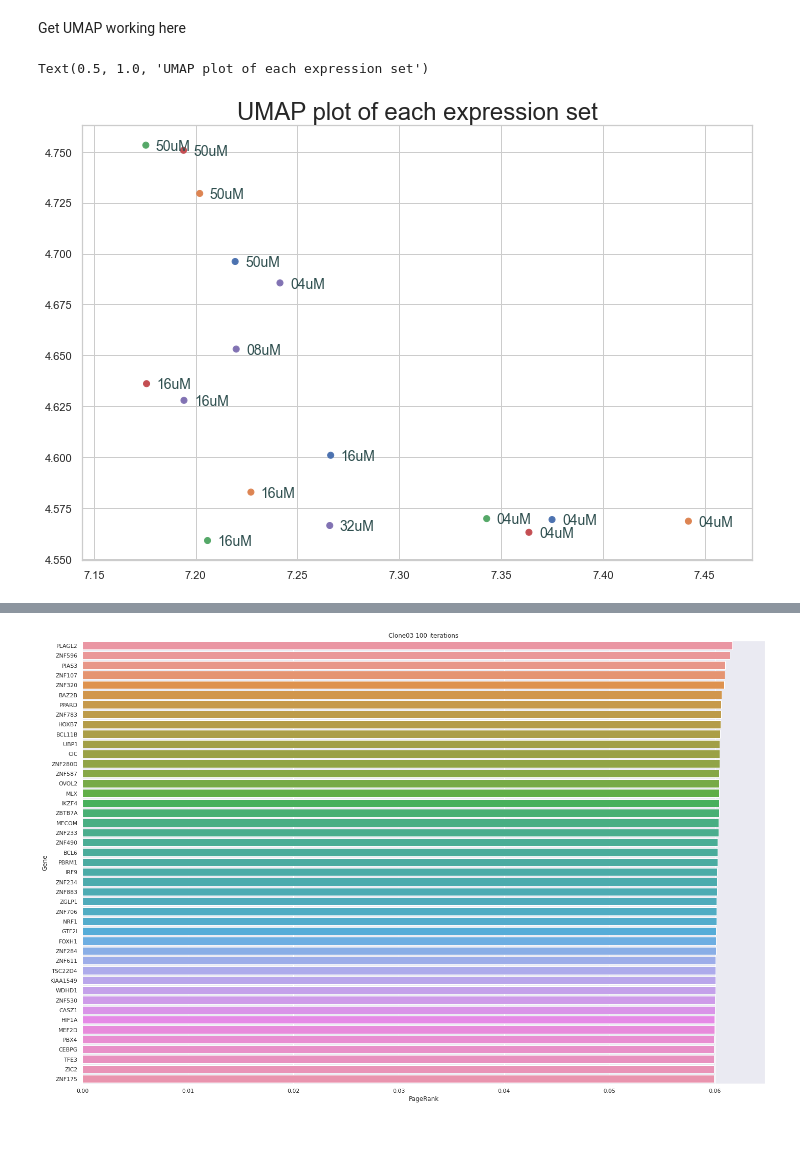
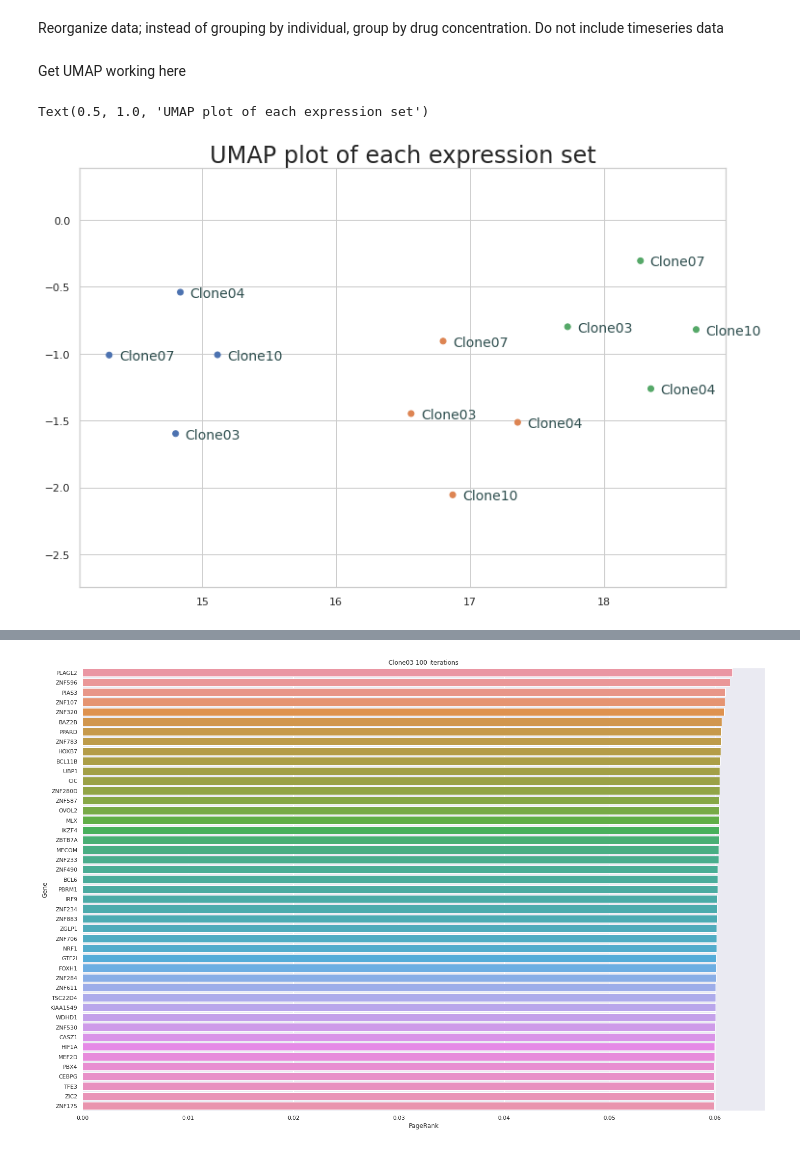
Before and after one commit to jvspruance/STAMPScreen, a Jupyter notebook: grn_centrality/grn_centrality.ipynb, the cells around one changed output, grey strips where cells are left out. Saved outputs shown, nothing was run; the diff lists cells and outputs as text; code cells hidden in the pictures.

Commit message:
finished dataprocessing by drug concenration

```diff
--- a/grn_centrality/grn_centrality.ipynb
+++ b/grn_centrality/grn_centrality.ipynb
@@ -69,6 +70,8 @@ all_data = all_data.T
 # Make gene names into column names and remove from matrix
 all_data.columns = all_data.iloc[0]
 all_data = all_data.drop(['Gene'])
+# Remove timeseries data from all_data
+all_data = all_data.drop([x for x in list(all_data.index.values) if (len(x.split('_')) < 3)])
 
 # Add factors to dataframe
 rows = list(all_data.index)
@@ -78,6 +81,5 @@ all_data_umap = all_data.copy()
 all_data_umap.insert(0, 'Sample Type', rowtypes, True)
 all_data_umap.insert(1, 'Doses', doses, True)
 
-
-# print(all_data.head)
-# print(all_data_umap.head)
+#print(all_data.head)
+print(all_data_umap.head)
@@ -84,9 +104,31 @@ all_data_umap.insert(1, 'Doses', doses, True)
+# %%
+doses = [x.split('_')[2] if (len(x.split('_')) > 2) else x.split('_')[1] for x in rows]
+samples = [x.split('_')[1] if (len(x.split('_')) > 2) else x.split('_')[1] for x in rows]
+# %% [markdown]
+Reorganize data; instead of grouping by individual, group by drug concentration. Do not include timeseries data
+# %%
+new_data_df = []
+dose_names = []
+newtflist = []
+for dose in list(set(doses)):
+    x = all_data_umap.loc[all_data_umap['Doses']== dose].T
+    x = x.drop(['Sample Type', 'Doses'])
+    new_data_df.append(x)
+    dose_names.append(dose)
+
+# RESUME HERE--GET LIST OF TFS BASED ON DOSE INSTEAD OF INIVIDUAL
+new_onlytfs_df = []
+for i in new_data_df:
+    x = i[i.index.isin(tfs)]
+    x = x.drop(['ZNF33B']) # grnboost2 consistently fails to infer interactions for this gene; skews data, so deleting it
+    new_onlytfs_df.append(x)
+    newtflist.append(list(x.index))
 # %% [markdown]
 Get UMAP working here
 # %%
 #Set up UMAP; ensemble it with 100 iterations
-niter = 200
-embedding = np.zeros((16, 2))
+niter = 1
+embedding = np.zeros((12, 2))
 
 for i in range(niter):
     reducer = umap.UMAP()
@@ -95,25 +137,25 @@ embedding = np.divide(embedding, niter * np.ones(embedding.shape))
 # %%
 #Make scatter plot of UMAP
 
 fig, ax = plt.subplots()
 
-colors = colors = ['red','green','blue','purple', 'orange']
-palette = [sns.color_palette()[x] for x in all_data_umap['Sample Type'].map({"Clone03":0, "Clone04":1, "Clone07":2, 'Clone10': 3, 'timeseries': 4})]
+colors = colors = ['red','green','blue']
+palette = [sns.color_palette()[x] for x in all_data_umap['Doses'].map({"04uM":0, "16uM":1, "50uM":2})]
 
 ax.scatter(
     embedding[:, 0],
     embedding[:, 1],
     c=palette)
 plt.gca().set_aspect('equal', 'datalim')
 
-for i, txt in enumerate(doses):
+for i, txt in enumerate(samples):
     ax.annotate(txt, (embedding[i, 0], embedding[i, 1]), xytext=(10,-5), textcoords='offset points',
                 family='sans-serif', fontsize=14, color='darkslategrey')
 
 plt.title('UMAP plot of each expression set', fontsize=24)
 # %% [output]
 Text(0.5, 1.0, 'UMAP plot of each expression set')
-[figure, old version]
+[figure, new version]
 # %%
 #Train network using GRNBoost2
 network = []
```
Also changed, not shown: parts of 10 cells of this notebook, 7 other files.
